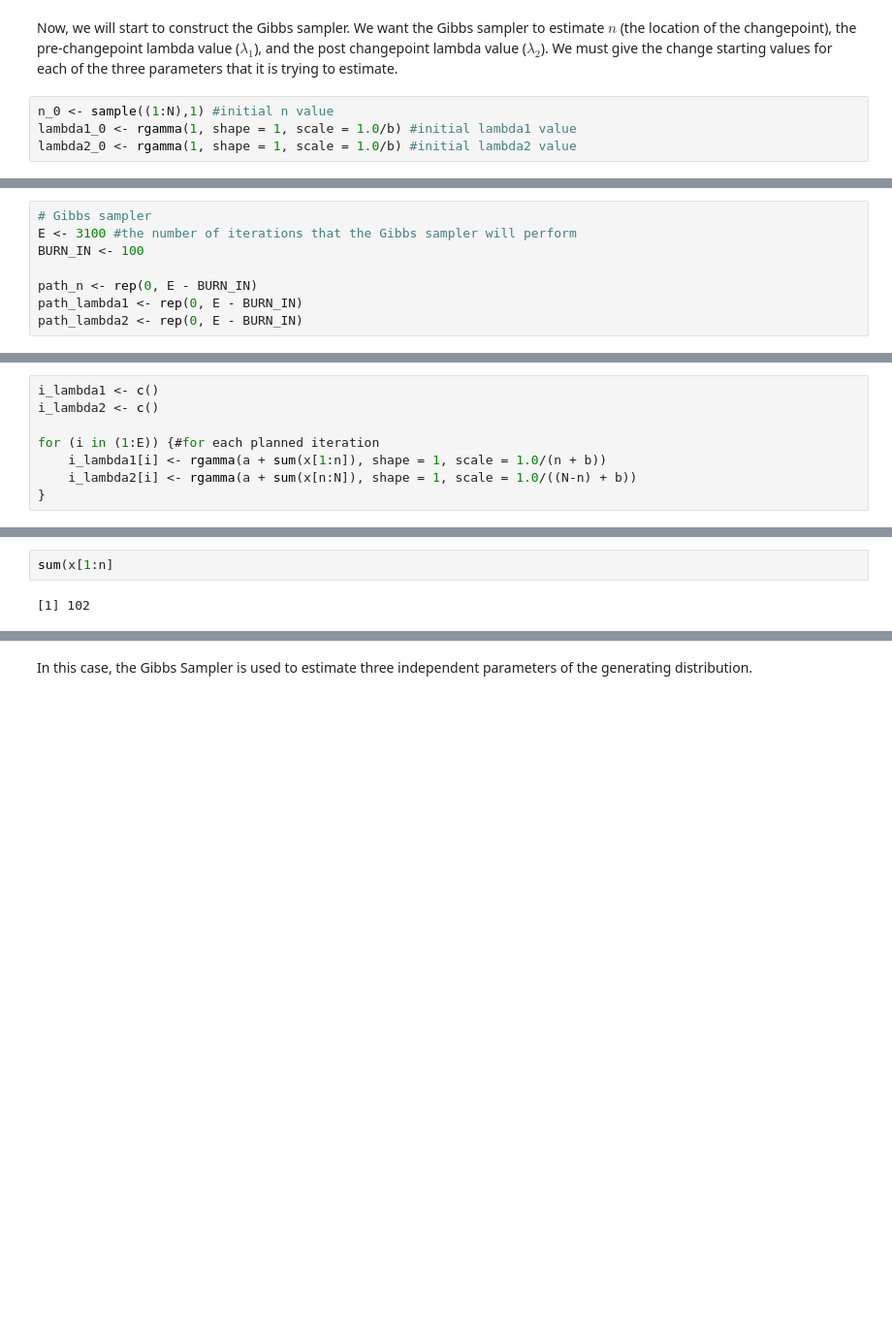
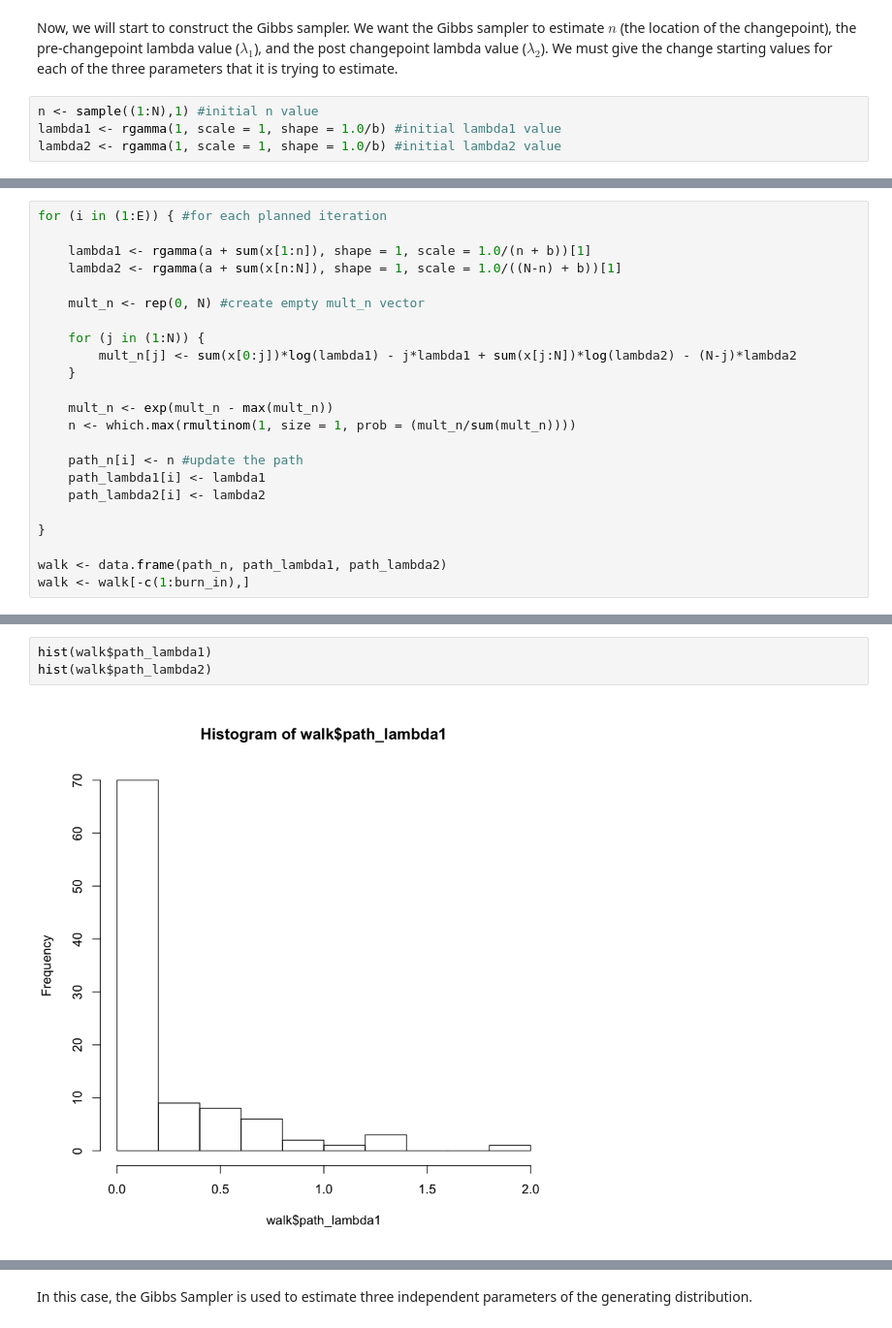
Before and after one commit to franklinmarsh/computational_statistics, a Jupyter notebook: hw5.ipynb, the cells around one changed output, grey strips where cells are left out. Shown: that part at 97% size. Drawn from its saved outputs; the diff is of its cells as text; blank space fills up the shorter version.

```diff
--- a/hw5.ipynb
+++ b/hw5.ipynb
@@ -46,6 +64,6 @@ abline(v = 50)
 # %% [markdown]
 Now, we will start to construct the Gibbs sampler. We want the Gibbs sampler to estimate $n$ (the location of the changepoint), the pre-changepoint lambda value ($\lambda_{1}$), and the post changepoint lambda value ($\lambda_{2}$). We must give the change starting values for each of the three parameters that it is trying to estimate.
 # %%
-n_0 <- sample((1:N),1) #initial n value
-lambda1_0 <- rgamma(1, shape = 1, scale = 1.0/b) #initial lambda1 value
-lambda2_0 <- rgamma(1, shape = 1, scale = 1.0/b) #initial lambda2 value
+n <- sample((1:N),1) #initial n value
+lambda1 <- rgamma(1, scale = 1, shape = 1.0/b) #initial lambda1 value
+lambda2 <- rgamma(1, scale = 1, shape = 1.0/b) #initial lambda2 value
@@ -54,8 +69,0 @@ We will need three empty lists to store the chain estimates of the three paramet
-# %%
-# Gibbs sampler
-E <- 3100 #the number of iterations that the Gibbs sampler will perform
-BURN_IN <- 100
-
-path_n <- rep(0, E - BURN_IN)
-path_lambda1 <- rep(0, E - BURN_IN)
-path_lambda2 <- rep(0, E - BURN_IN)
@@ -62,8 +95,23 @@ path_lambda2 <- rep(0, E - BURN_IN)
 # %%
-i_lambda1 <- c()
-i_lambda2 <- c()
+for (i in (1:E)) { #for each planned iteration
 
-for (i in (1:E)) {#for each planned iteration
-    i_lambda1[i] <- rgamma(a + sum(x[1:n]), shape = 1, scale = 1.0/(n + b))
-    i_lambda2[i] <- rgamma(a + sum(x[n:N]), shape = 1, scale = 1.0/((N-n) + b))
+    lambda1 <- rgamma(a + sum(x[1:n]), shape = 1, scale = 1.0/(n + b))[1]
+    lambda2 <- rgamma(a + sum(x[n:N]), shape = 1, scale = 1.0/((N-n) + b))[1]
+
+    mult_n <- rep(0, N) #create empty mult_n vector
+
+    for (j in (1:N)) {
+        mult_n[j] <- sum(x[0:j])*log(lambda1) - j*lambda1 + sum(x[j:N])*log(lambda2) - (N-j)*lambda2
+    }
+
+    mult_n <- exp(mult_n - max(mult_n))
+    n <- which.max(rmultinom(1, size = 1, prob = (mult_n/sum(mult_n))))
+
+    path_n[i] <- n #update the path
+    path_lambda1[i] <- lambda1
+    path_lambda2[i] <- lambda2
+
 }
+
+walk <- data.frame(path_n, path_lambda1, path_lambda2)
+walk <- walk[-c(1:burn_in),]
@@ -88,4 +118,5 @@ In i_lambda1[i] <- rgamma(a + sum(x[1:n]), shape = 1, scale = 1/(n + : number of
-# %%
-sum(x[1:n]
-# %% [output]
-[1] 102
+# %%
+hist(walk$path_lambda1)
+hist(walk$path_lambda2)
+# %% [output]
+[figure, added]
```
Also changed, not shown: parts of 15 cells of this notebook, 2 other files.
